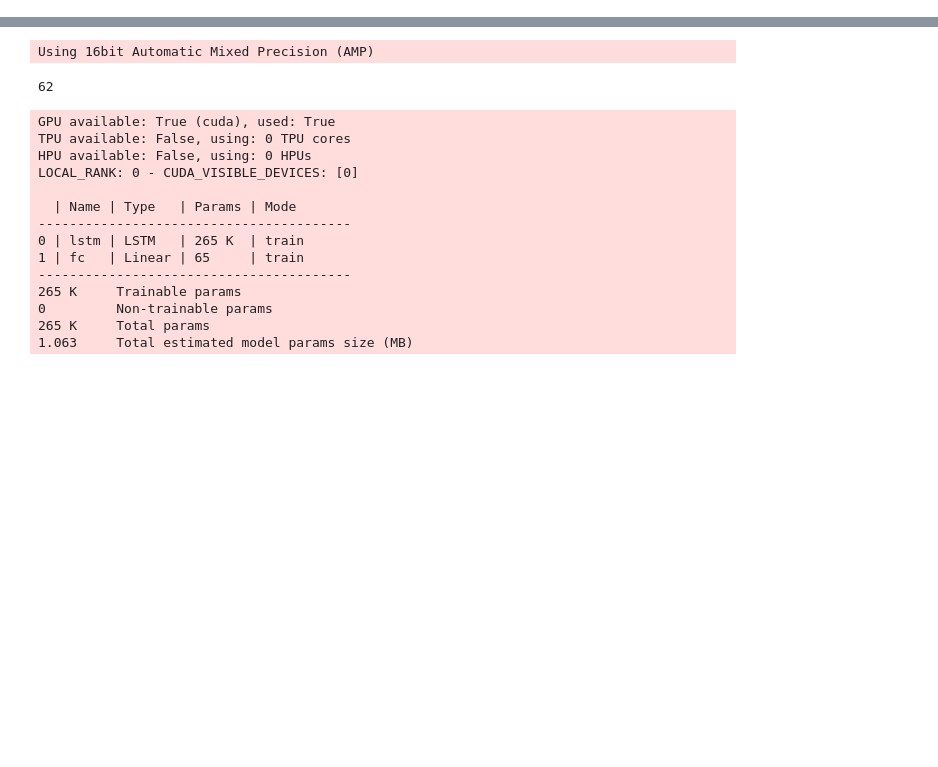
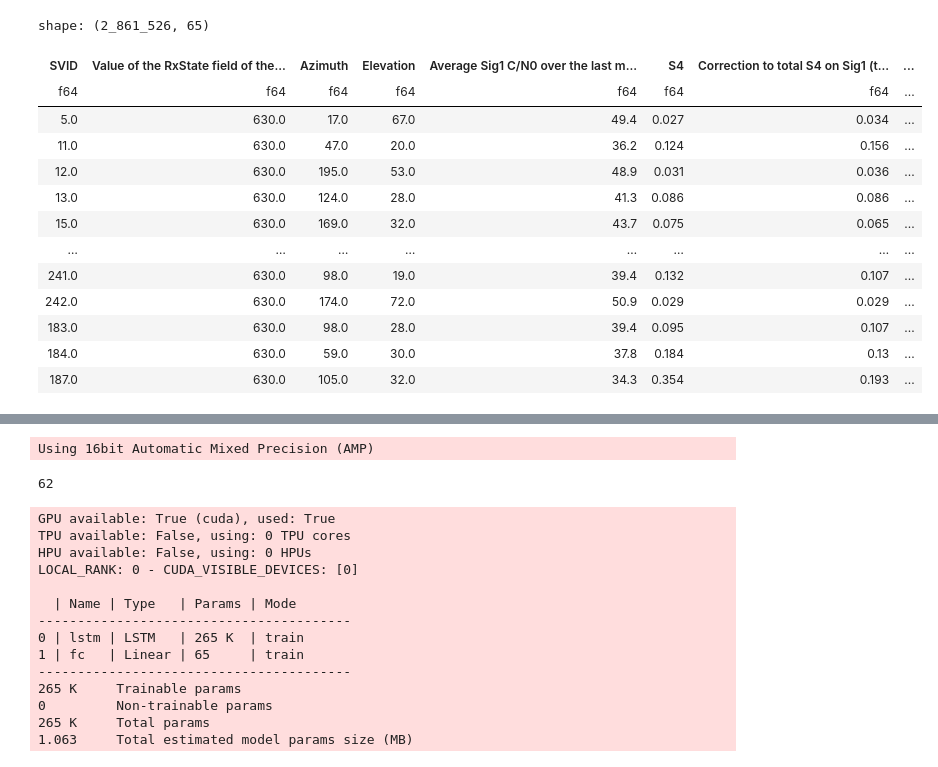
Before and after one commit to pupperemeritus/isro_project, a Jupyter notebook: lstm.ipynb, the cells around one changed output, grey strips where cells are left out. Drawn from its saved outputs; the diff is of its cells as text; code cells hidden in the pictures; blank space fills up the shorter version.

```diff
--- a/lstm.ipynb
+++ b/lstm.ipynb
@@ -51,0 +21,17 @@ shape: (9, 68)
+# %%
+data.interpolate()
+# %% [output]
+shape: (2_861_526, 65)
+| SVID | Value of the RxState field of the... | Azimuth | Elevation | Average Sig1 C/N0 over the last m... | S4 | Correction to total S4 on Sig1 (t... | ... |
+| f64 | f64 | f64 | f64 | f64 | f64 | f64 | ... |
+| 5.0 | 630.0 | 17.0 | 67.0 | 49.4 | 0.027 | 0.034 | ... |
+| 11.0 | 630.0 | 47.0 | 20.0 | 36.2 | 0.124 | 0.156 | ... |
+| 12.0 | 630.0 | 195.0 | 53.0 | 48.9 | 0.031 | 0.036 | ... |
+| 13.0 | 630.0 | 124.0 | 28.0 | 41.3 | 0.086 | 0.086 | ... |
+| 15.0 | 630.0 | 169.0 | 32.0 | 43.7 | 0.075 | 0.065 | ... |
+| … | … | … | … | … | … | … | ... |
+| 241.0 | 630.0 | 98.0 | 19.0 | 39.4 | 0.132 | 0.107 | ... |
+| 242.0 | 630.0 | 174.0 | 72.0 | 50.9 | 0.029 | 0.029 | ... |
+| 183.0 | 630.0 | 98.0 | 28.0 | 39.4 | 0.095 | 0.107 | ... |
+| 184.0 | 630.0 | 59.0 | 30.0 | 37.8 | 0.184 | 0.13 | ... |
+| 187.0 | 630.0 | 105.0 | 32.0 | 34.3 | 0.354 | 0.193 | ... |
```
Also changed, not shown: parts of 8 cells of this notebook, 1 other file.
